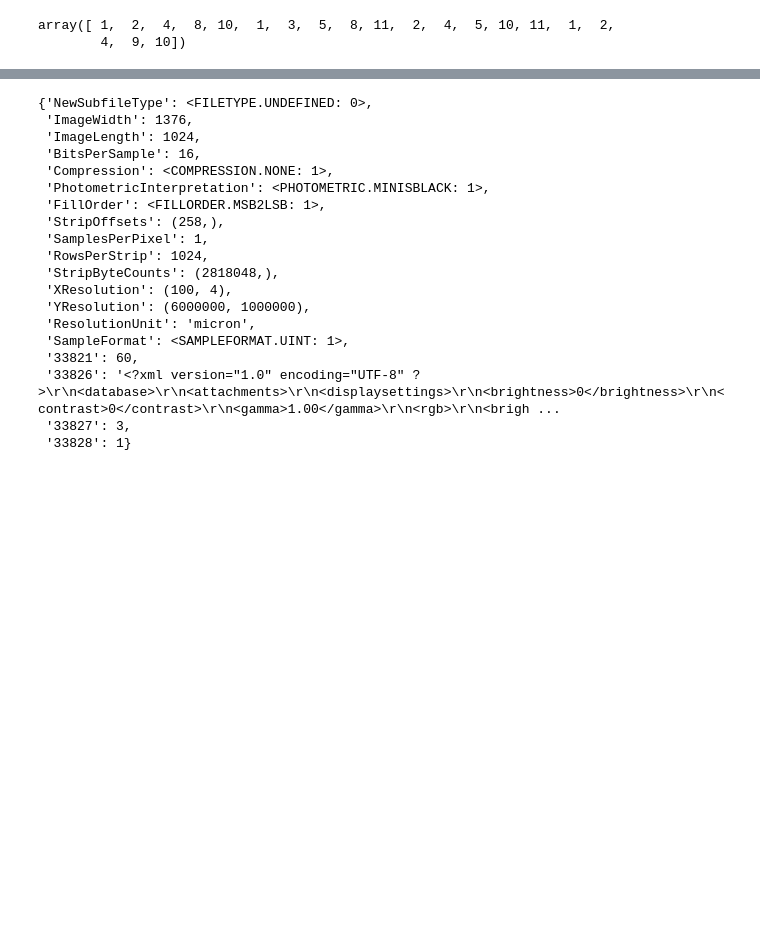
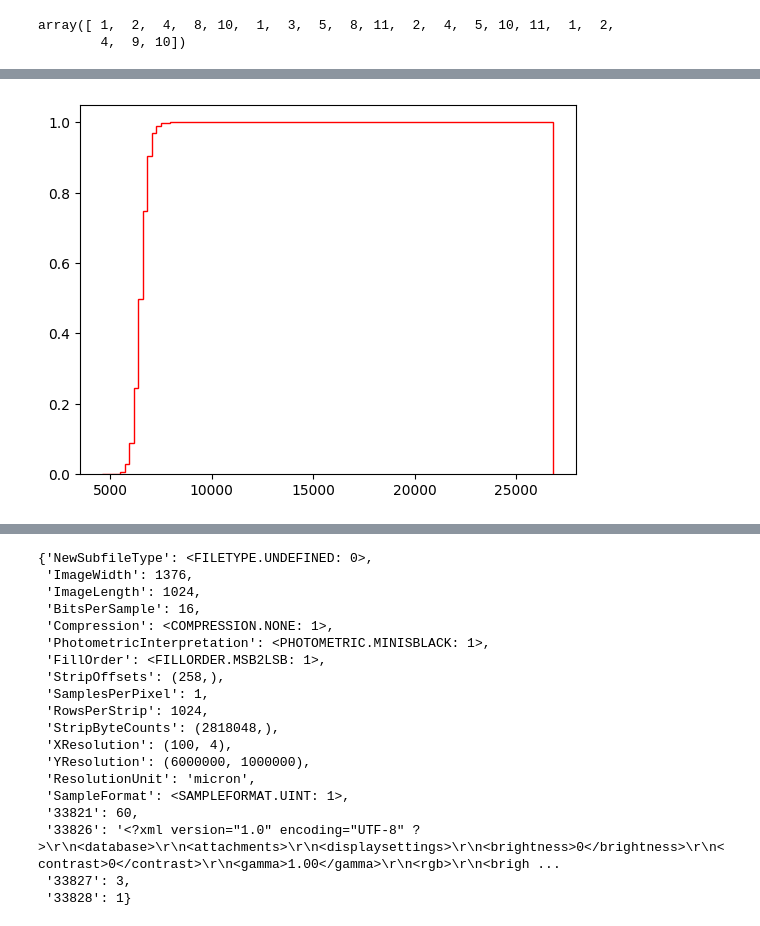
Before and after one commit to qdongatuw/scipro_image_auto_brightness_calibration, a Jupyter notebook: demo.ipynb, the cells around one changed output, grey strips where cells are left out. Cells and saved outputs as stored; diff of their text form; code cells hidden in the pictures; blank space fills up the shorter version.

```diff
--- a/demo.ipynb
+++ b/demo.ipynb
@@ -71,8 +83,12 @@ array([[12. , 11.2,  9.6,  8. ,  8. ],
 # %%
-hist, bins = np.histogram(im, bins=5)
+import matplotlib.pyplot as plt
+hist, bins, _ = plt.hist(im.flatten(), 100, density=True, cumulative=True, histtype='step', color='red')
+plt.show()
+# hist = np.cumsum(hist)
 new_density = np.interp(im.flatten(), bins[:-1], hist)
 new_im = new_density.reshape(im.shape)
-new_im = new_im.max() - new_im
 # k = new_im.max() / 255 + 1
 # new_im /= k
 # new_im = new_im.astype(np.uint8)
+# %% [output]
+[figure, added]
```
Also changed, not shown: parts of 5 cells of this notebook, 1 other file.
